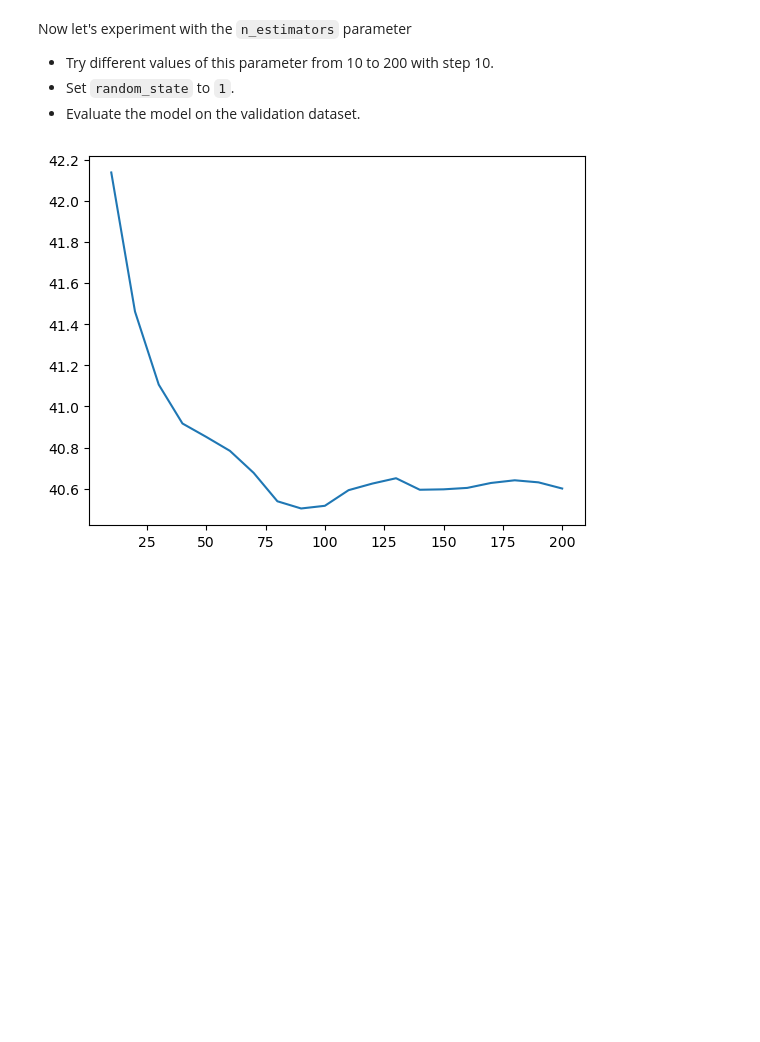
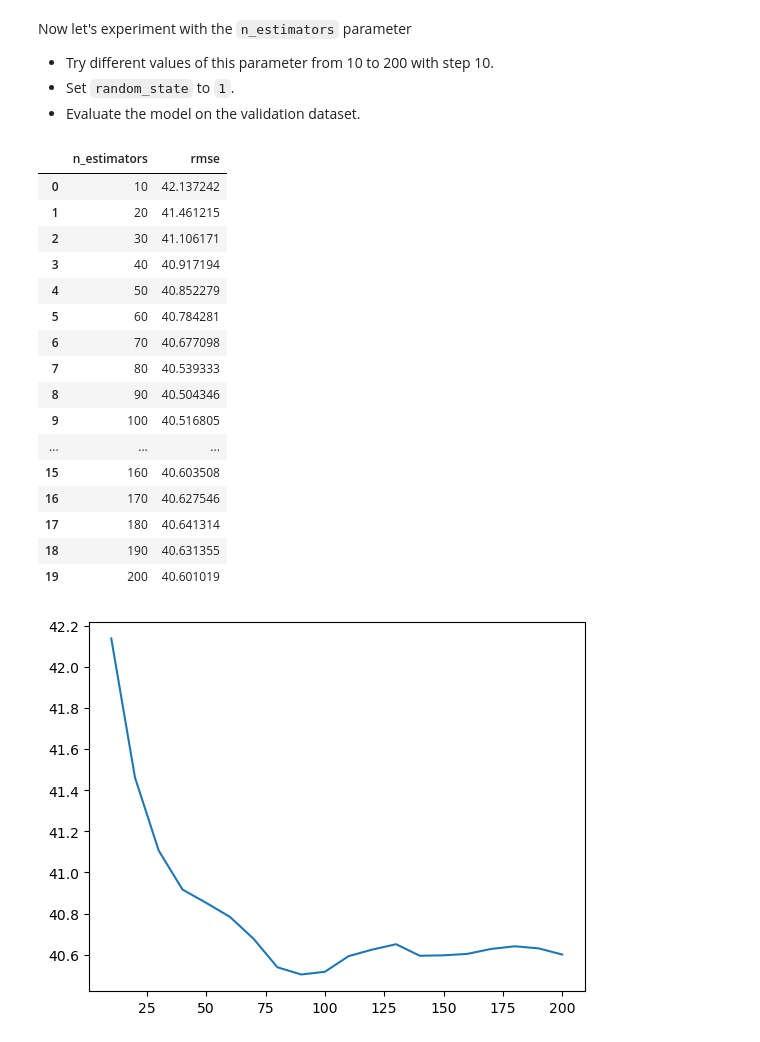
Before and after one commit to TillMeineke/ML_Zoomcamp2024_hw, a Jupyter notebook: 06-trees/homework_06_till_meineke.ipynb, the cells around one changed output. Cells and saved outputs as stored; diff of their text form; code cells hidden in the pictures; blank space fills up the shorter version.

```diff
--- a/06-trees/homework_06_till_meineke.ipynb
+++ b/06-trees/homework_06_till_meineke.ipynb
@@ -198,6 +180,26 @@ for n in tqdm(range(10, 201, 10)):
     scores.append((n, score))
 
 df_scores = pd.DataFrame(scores, columns=["n_estimators", "rmse"])
+# %%
+df_scores
+# %% [output]
+|  | n_estimators | rmse |
+| 0 | 10 | 42.137242 |
+| 1 | 20 | 41.461215 |
+| 2 | 30 | 41.106171 |
+| 3 | 40 | 40.917194 |
+| 4 | 50 | 40.852279 |
+| 5 | 60 | 40.784281 |
+| 6 | 70 | 40.677098 |
+| 7 | 80 | 40.539333 |
+| 8 | 90 | 40.504346 |
+| 9 | 100 | 40.516805 |
+| ... | ... | ... |
+| 15 | 160 | 40.603508 |
+| 16 | 170 | 40.627546 |
+| 17 | 180 | 40.641314 |
+| 18 | 190 | 40.631355 |
+| 19 | 200 | 40.601019 |
 # %%
 plt.plot(df_scores.n_estimators, df_scores.rmse.round(3))
 
```
Also changed, not shown: parts of 1 cell of this notebook, 9 other files.
